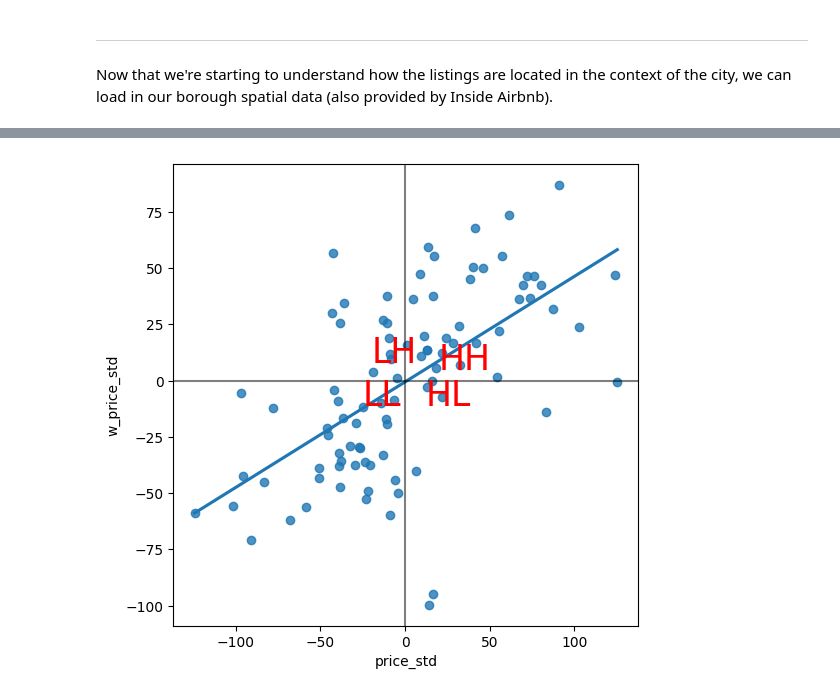
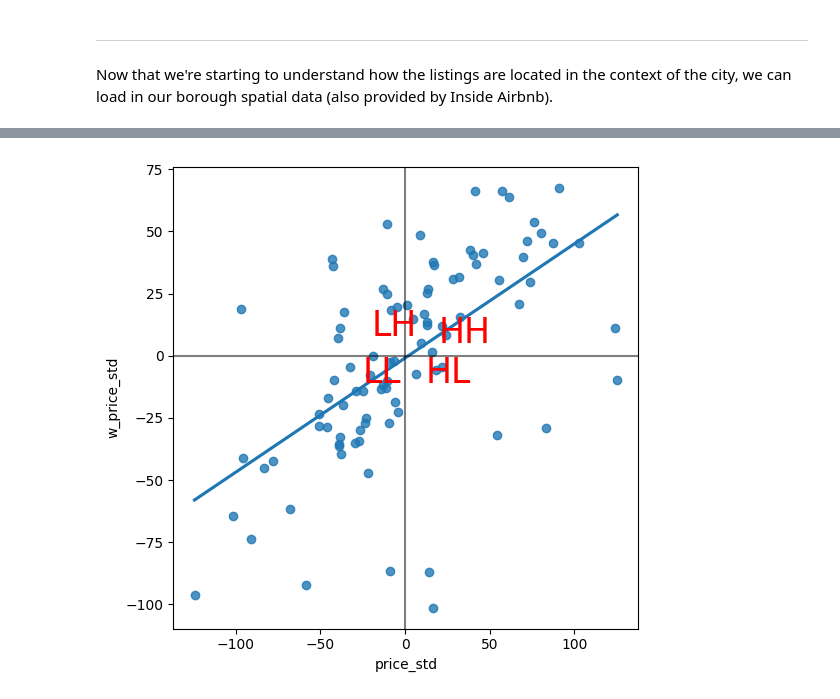
Before and after one commit to JuanesLamilla/explore_ams_airbnb, a Jupyter notebook: analysis.ipynb, the cells around one changed output, grey strips where cells are left out. Drawn from its saved outputs; the diff is of its cells as text; code cells hidden in the pictures.

```diff
--- a/analysis.ipynb
+++ b/analysis.ipynb
@@ -211,0 +233,10 @@ nei_merged = pd.merge(neighbourhoods_gdf, grouped_neighbourhood_lst, left_on="na
+# %%
+# Using a spatial join, assign the neighbourhood name to all listing points "within" the neighbourhood
+sjoin_lis_ngbh = listings_gdf.sjoin(neighbourhoods_gdf, how="left", predicate="within")
+
+# Group the listings by neighbourhood, and find the average prices
+grouped_ngbh_lis = sjoin_lis_ngbh.groupby('name_right').mean(numeric_only=True)
+
+# Merge the neighbourhood geodataframe with the new grouped listing data.
+# In essense, attaching the listings information to the respective neighbourhood geography.
+lis_ngbh_gdf = pd.merge(neighbourhoods_gdf, grouped_ngbh_lis, left_on="name", right_on="name_right")
@@ -238,5 +284,5 @@ ax.set_axis_off();
 # %%
 # Generate W from the GeoDataFrame
-w = weights.distance.KNN.from_dataframe(nei_merged, k=3)
+w = weights.Rook.from_dataframe(lis_ngbh_gdf)
 # Row-standardization
 w.transform = "R"
@@ -243,25 +301,27 @@ w.transform = "R"
 # %%
-nei_merged["w_price"] = weights.lag_spatial(w, nei_merged['price'])
+# Compute spatial lag of listing price averages
+lis_ngbh_gdf["w_price"] = weights.lag_spatial(w, lis_ngbh_gdf['price'])
 
-nei_merged["price_std"] = nei_merged["price"] - nei_merged["price"].mean()
-nei_merged["w_price_std"] = weights.lag_spatial(w, nei_merged['price_std'])
+# Compute centered price averages (standardized according to mean)
+lis_ngbh_gdf["price_std"] = lis_ngbh_gdf["price"] - lis_ngbh_gdf["price"].mean()
+lis_ngbh_gdf["w_price_std"] = weights.lag_spatial(w, lis_ngbh_gdf['price_std'])
 
 
 # Set up the figure and axis
 f, ax = plt.subplots(1, figsize=(6, 6))
 # Plot values
 sns.regplot(
-    x="price_std", y="w_price_std", data=nei_merged, ci=None
+    x="price_std", y="w_price_std", data=lis_ngbh_gdf, ci=None
 )
 # Add vertical and horizontal lines
 plt.axvline(0, c="k", alpha=0.5)
 plt.axhline(0, c="k", alpha=0.5)
 # Add text labels for each quadrant
 plt.text(20, 5, "HH", fontsize=25, c="r")
 plt.text(12, -11, "HL", fontsize=25, c="r")
 plt.text(-20, 8.0, "LH", fontsize=25, c="r")
 plt.text(-25, -11.0, "LL", fontsize=25, c="r")
 # Display
 plt.show()
 # %% [output]
-[figure, old version]
+[figure, new version]
```
Also changed, not shown: parts of 23 cells of this notebook.
